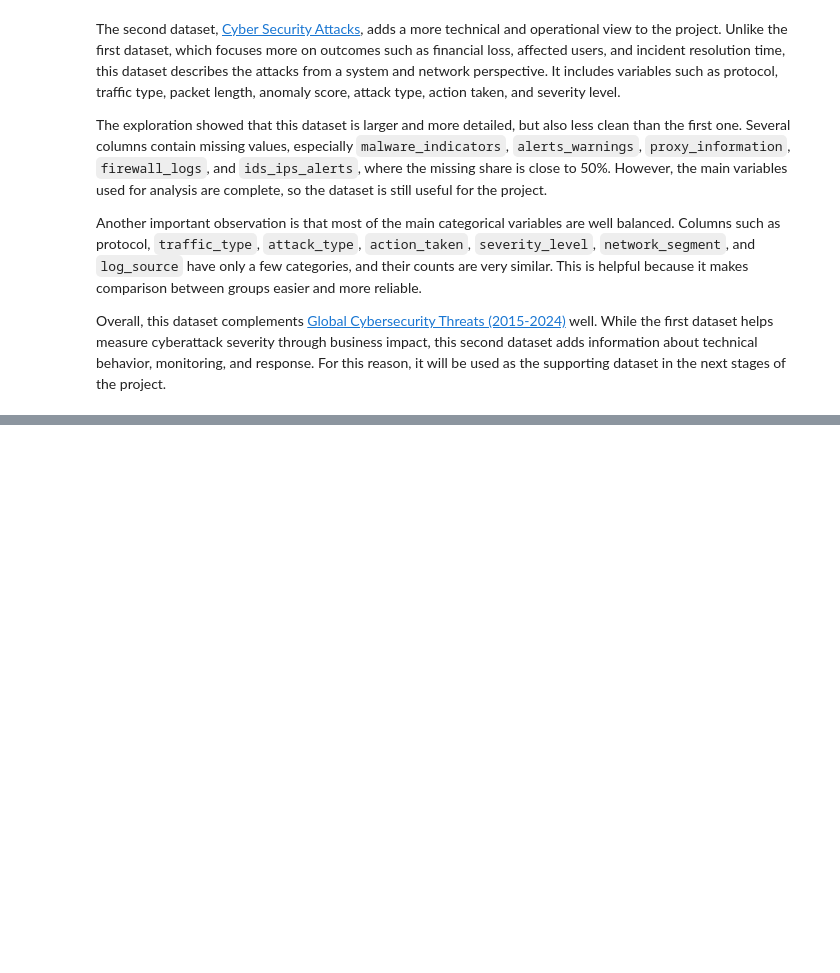
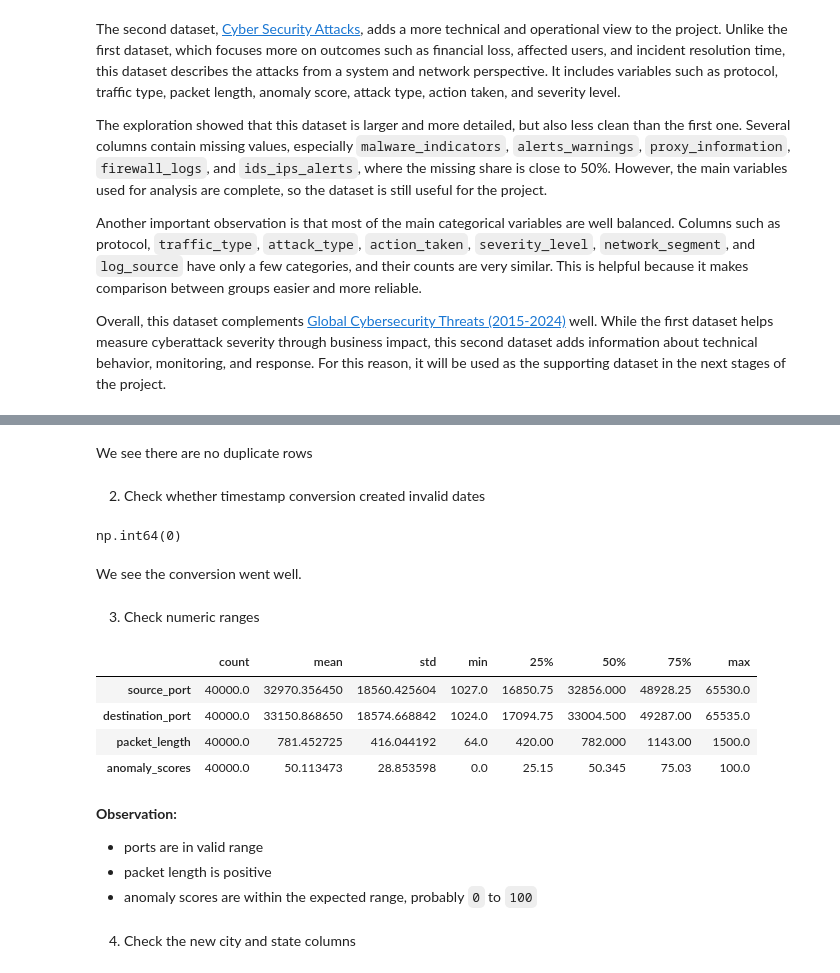
Before and after one commit to AlexanderPanagyurski/cyberattack-severity-analysis, a Jupyter notebook: Drivers of Cyberattack Severity.ipynb, the cells around one changed output, grey strips where cells are left out. Drawn from its saved outputs; the diff is of its cells as text; code cells hidden in the pictures; blank space fills up the shorter version.

```diff
--- a/Drivers of Cyberattack Severity.ipynb
+++ b/Drivers of Cyberattack Severity.ipynb
@@ -593,0 +827,8 @@ Overall, this dataset complements [Global Cybersecurity Threats (2015-2024)](htt
+# %%
+categorical_cols = cols_to_check
+
+for col in categorical_cols:
+    cybersecurity_attacks[col] = cybersecurity_attacks[col].astype("category")
+
+for col in categorical_cols:
+    print(f'{col}: {cybersecurity_attacks[col].dtype}')
@@ -593,0 +1011,12 @@ Overall, this dataset complements [Global Cybersecurity Threats (2015-2024)](htt
+# %%
+cybersecurity_attacks = cybersecurity_attacks.drop(
+    columns=[
+        'source_ip_address',
+        'destination_ip_address',
+        'payload_data',
+        'user_information',
+        'device_information'
+    ]
+)
+
+cybersecurity_attacks.dtypes
@@ -593,0 +1041,15 @@ Overall, this dataset complements [Global Cybersecurity Threats (2015-2024)](htt
+# %%
+cybersecurity_attacks[["city", "state"]] = (
+    cybersecurity_attacks["geo_location_data"]
+    .astype("string")
+    .str.split(",", n=1, expand=True)
+)
+
+cybersecurity_attacks["city"] = cybersecurity_attacks["city"].str.strip()
+cybersecurity_attacks["state"] = cybersecurity_attacks["state"].str.strip().astype("category")
+
+cybersecurity_attacks.dtypes
+# %%
+cybersecurity_attacks = cybersecurity_attacks.drop(columns=['geo_location_data'])
+
+cybersecurity_attacks.dtypes
@@ -593,0 +1082,32 @@ Overall, this dataset complements [Global Cybersecurity Threats (2015-2024)](htt
+# %% [markdown]
+We see there are no duplicate rows
+# %% [markdown]
+2. Check whether timestamp conversion created invalid dates
+# %%
+cybersecurity_attacks["timestamp"].isna().sum()
+# %% [output]
+np.int64(0)
+# %% [markdown]
+We see the conversion went well.
+# %% [markdown]
+3. Check numeric ranges
+# %%
+cybersecurity_attacks[[
+    "source_port",
+    "destination_port",
+    "packet_length",
+    "anomaly_scores"
+]].describe().T
+# %% [output]
+|  | count | mean | std | min | 25% | 50% | 75% | max |
+| source_port | 40000.0 | 32970.356450 | 18560.425604 | 1027.0 | 16850.75 | 32856.000 | 48928.25 | 65530.0 |
+| destination_port | 40000.0 | 33150.868650 | 18574.668842 | 1024.0 | 17094.75 | 33004.500 | 49287.00 | 65535.0 |
+| packet_length | 40000.0 | 781.452725 | 416.044192 | 64.0 | 420.00 | 782.000 | 1143.00 | 1500.0 |
+| anomaly_scores | 40000.0 | 50.113473 | 28.853598 | 0.0 | 25.15 | 50.345 | 75.03 | 100.0 |
+# %% [markdown]
+**Observation:**
+- ports are in valid range
+- packet length is positive
+- anomaly scores are within the expected range, probably `0` to `100`
+# %% [markdown]
+4. Check the new city and state columns
```
Also changed, not shown: parts of 39 cells of this notebook.
